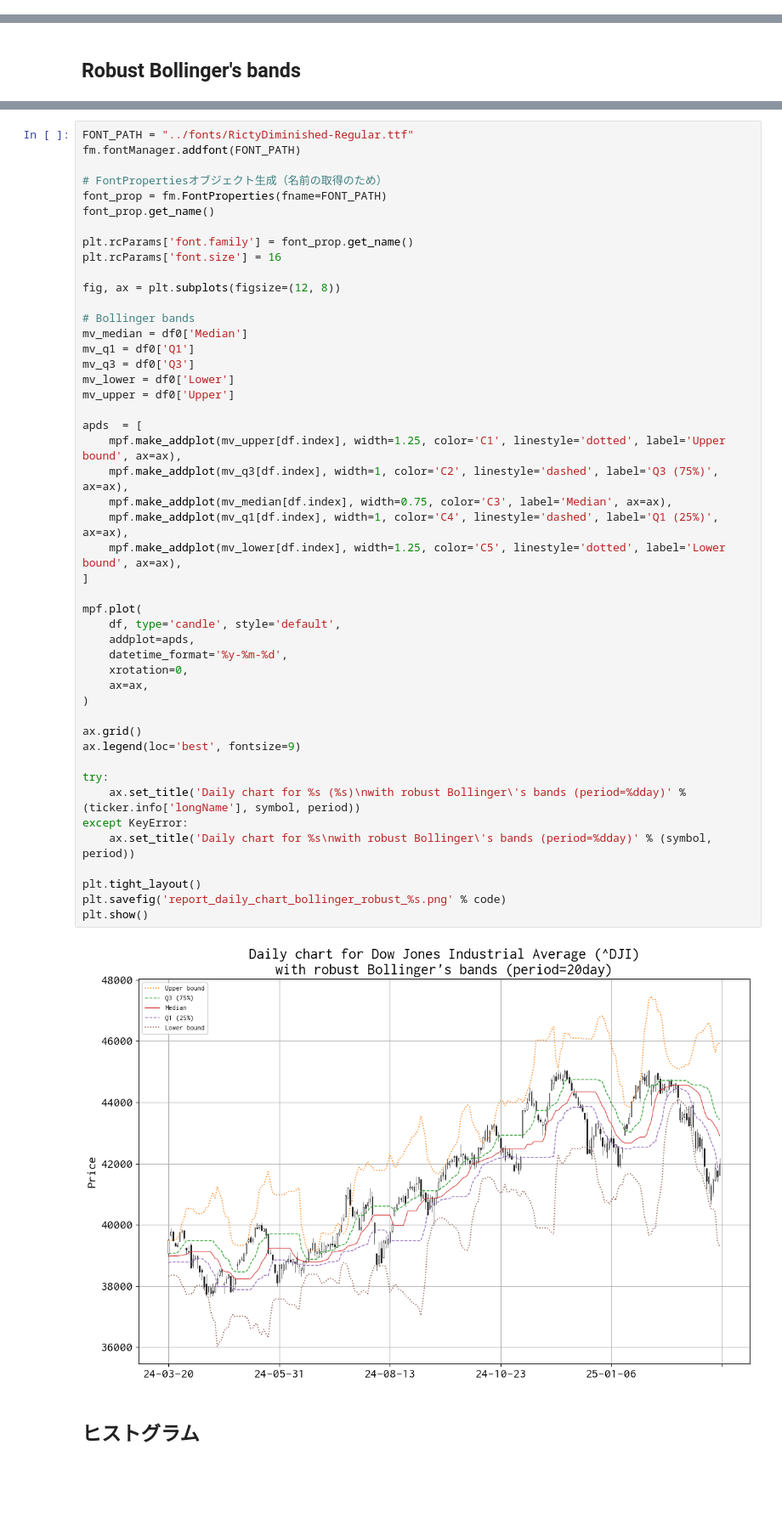
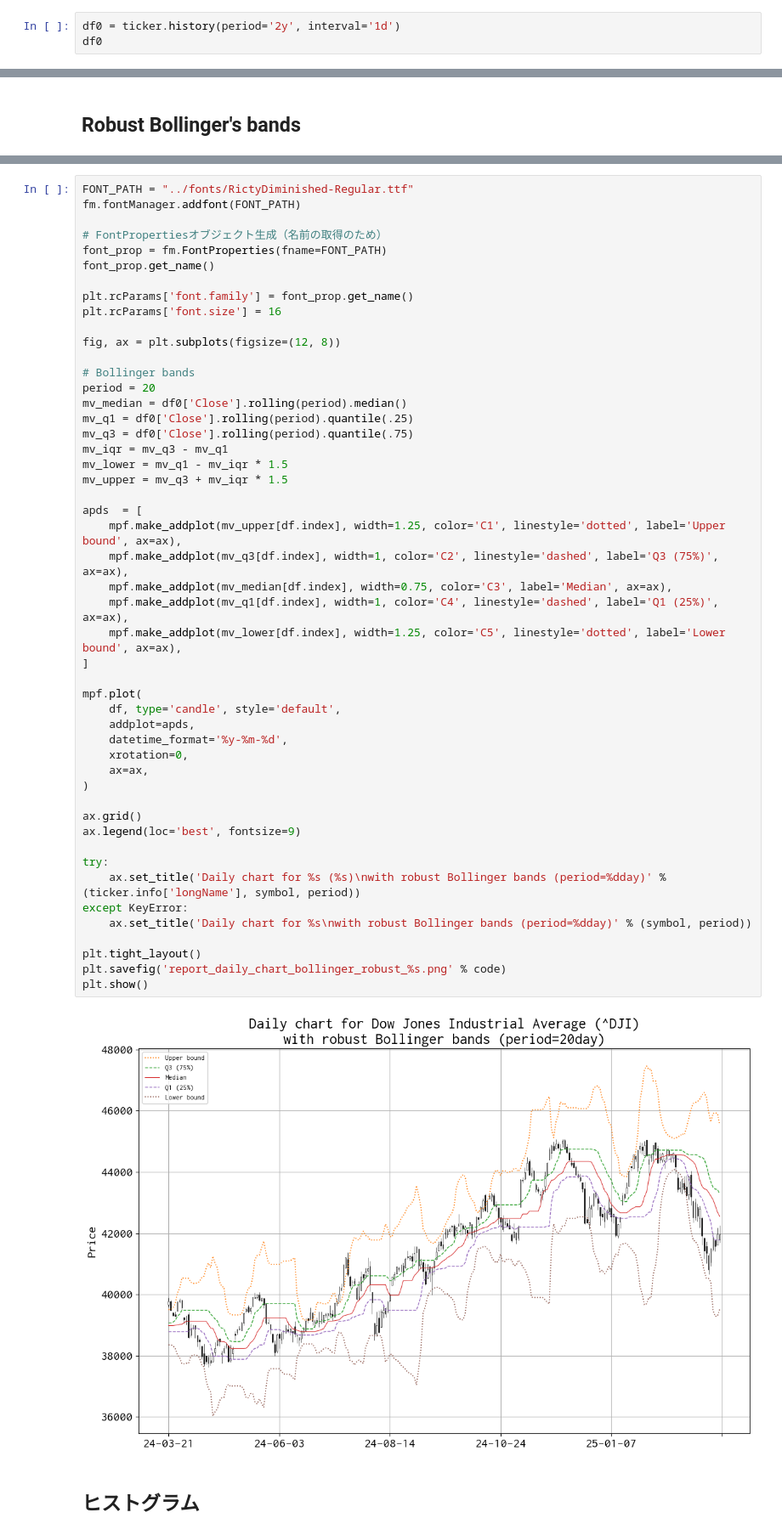
Before and after one commit to bitwalk123/stock, a Jupyter notebook: weekly/report_daily_robust_dji.ipynb, the cells around one changed output, grey strips where cells are left out. Shown at 85% size. Cells and saved outputs as stored; diff of their text form; blank space fills up the shorter version.

```diff
--- a/weekly/report_daily_robust_dji.ipynb
+++ b/weekly/report_daily_robust_dji.ipynb
@@ -57,0 +40,3 @@ df0
+# %%
+df0 = ticker.history(period='2y', interval='1d')
+df0
@@ -212,41 +193,43 @@ plt.rcParams['font.size'] = 16
 fig, ax = plt.subplots(figsize=(12, 8))
 
 # Bollinger bands
-mv_median = df0['Median']
-mv_q1 = df0['Q1']
-mv_q3 = df0['Q3']
-mv_lower = df0['Lower']
-mv_upper = df0['Upper']
+period = 20
+mv_median = df0['Close'].rolling(period).median()
+mv_q1 = df0['Close'].rolling(period).quantile(.25)
+mv_q3 = df0['Close'].rolling(period).quantile(.75)
+mv_iqr = mv_q3 - mv_q1
+mv_lower = mv_q1 - mv_iqr * 1.5
+mv_upper = mv_q3 + mv_iqr * 1.5
 
 apds  = [
     mpf.make_addplot(mv_upper[df.index], width=1.25, color='C1', linestyle='dotted', label='Upper bound', ax=ax),
     mpf.make_addplot(mv_q3[df.index], width=1, color='C2', linestyle='dashed', label='Q3 (75%)', ax=ax),
     mpf.make_addplot(mv_median[df.index], width=0.75, color='C3', label='Median', ax=ax),
     mpf.make_addplot(mv_q1[df.index], width=1, color='C4', linestyle='dashed', label='Q1 (25%)', ax=ax),
     mpf.make_addplot(mv_lower[df.index], width=1.25, color='C5', linestyle='dotted', label='Lower bound', ax=ax),
 ]
 
 mpf.plot(
     df, type='candle', style='default',
     addplot=apds,
     datetime_format='%y-%m-%d',
     xrotation=0,
     ax=ax,
 )
 
 ax.grid()
 ax.legend(loc='best', fontsize=9)
 
 try:
-    ax.set_title('Daily chart for %s (%s)\nwith robust Bollinger\'s bands (period=%dday)' % (ticker.info['longName'], symbol, period))
+    ax.set_title('Daily chart for %s (%s)\nwith robust Bollinger bands (period=%dday)' % (ticker.info['longName'], symbol, period))
 except KeyError:
-    ax.set_title('Daily chart for %s\nwith robust Bollinger\'s bands (period=%dday)' % (symbol, period))
+    ax.set_title('Daily chart for %s\nwith robust Bollinger bands (period=%dday)' % (symbol, period))
 
 plt.tight_layout()
 plt.savefig('report_daily_chart_bollinger_robust_%s.png' % code)
 plt.show()
 # %% [output]
-[figure, old version]
+[figure, new version]
 # %% [markdown]
 ## ヒストグラム
 # %%
```
Also changed, not shown: parts of 13 cells of this notebook, 15 other files.
